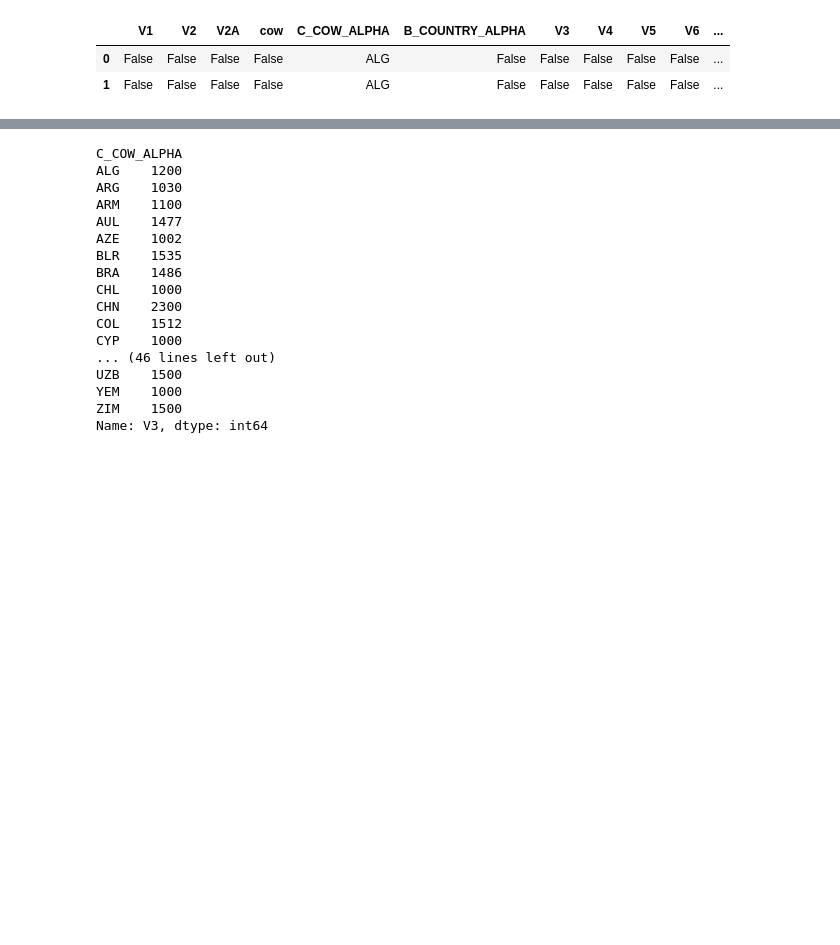
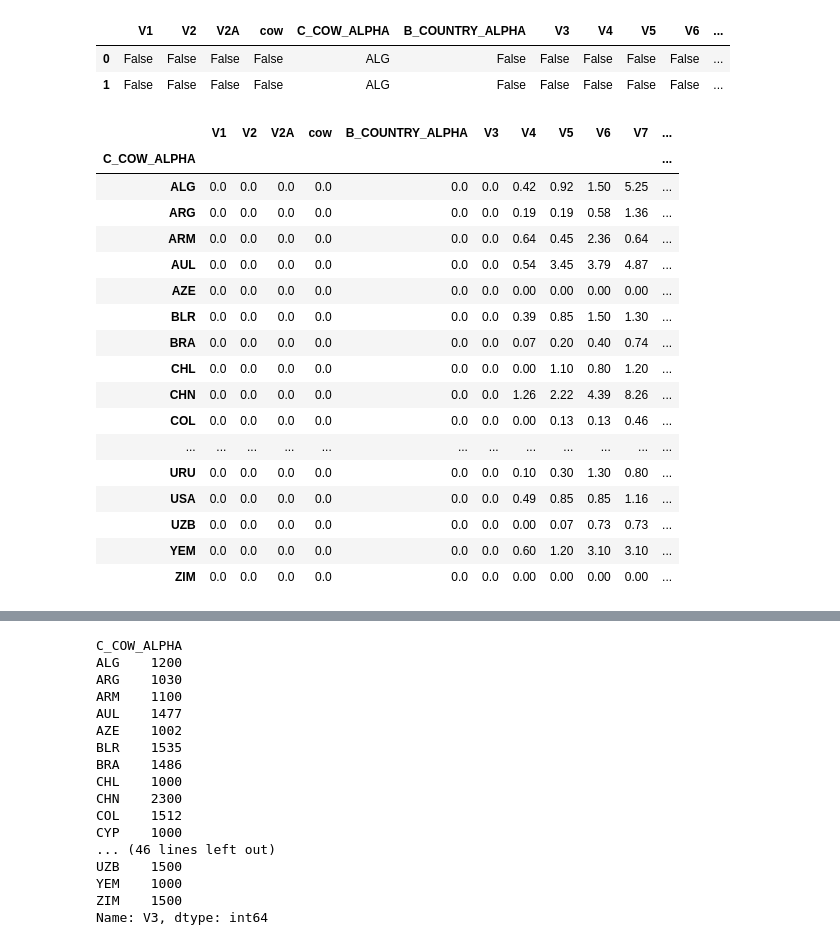
Before and after one commit to ocnrandolph/Evaluating_Happiness, a Jupyter notebook: notebooks/WVS_wave_6_data_cleaning.ipynb, the cells around one changed output, grey strips where cells are left out. Cells and saved outputs as stored; diff of their text form; code cells hidden in the pictures; blank space fills up the shorter version.

Commit message:
added more feature selection and engineering notes as I clean

```diff
--- a/notebooks/WVS_wave_6_data_cleaning.ipynb
+++ b/notebooks/WVS_wave_6_data_cleaning.ipynb
@@ -346,10 +345,9 @@ len(half_missing)
 # create a for loop to re-insert variables into the list that shouldn't be dropped (at this point)
 # original list: high_missings_list
 # new list
-vars_to_keep = ['V56_NZ', 'V74B', 'V125_00', 'V125_01', 'V125_02', 'V125_03', 'V125_04', 'V125_05', 'V125_06', 'V125_07', 'V125_08',
- 'V125_09', 'V125_10', 'V125_11', 'V125_12', 'V125_13', 'V125_14', 'V125_15', 'V207A', 'V215_01', 'V215_02', 'V215_03', 'V215_04',
- 'V215_05', 'V215_06', 'V215_07', 'V215_08', 'V215_10', 'V215_11', 'V215_12', 'V215_13', 'V215_14', 'V215_15', 'V215_16',
- 'V215_17', 'V215_18']
+vars_to_keep = ['V56_NZ', 'V74B', 'V207A', 'V215_01', 'V215_02', 'V215_03', 'V215_04', 'V215_05',
+                'V215_06', 'V215_07', 'V215_08', 'V215_10', 'V215_11', 'V215_12', 'V215_13', 'V215_14',
+                'V215_15', 'V215_16', 'V215_17', 'V215_18']
 
 vars_to_drop = []
 
@@ -627,5 +627,28 @@ cleaning_missing_pct.head(2)
 |  | V1 | V2 | V2A | cow | C_COW_ALPHA | B_COUNTRY_ALPHA | V3 | V4 | V5 | V6 | ... |
 | 0 | False | False | False | False | ALG | False | False | False | False | False | ... |
 | 1 | False | False | False | False | ALG | False | False | False | False | False | ... |
+# %%
+# solution: how many missings by country for each variable?
+missing_grpby_country = (cleaning_missing_pct.groupby('C_COW_ALPHA').mean()*100).round(decimals=2)
+missing_grpby_country
+# %% [output]
+|  | V1 | V2 | V2A | cow | B_COUNTRY_ALPHA | V3 | V4 | V5 | V6 | V7 | ... |
+| C_COW_ALPHA |  |  |  |  |  |  |  |  |  |  | ... |
+| ALG | 0.0 | 0.0 | 0.0 | 0.0 | 0.0 | 0.0 | 0.42 | 0.92 | 1.50 | 5.25 | ... |
+| ARG | 0.0 | 0.0 | 0.0 | 0.0 | 0.0 | 0.0 | 0.19 | 0.19 | 0.58 | 1.36 | ... |
+| ARM | 0.0 | 0.0 | 0.0 | 0.0 | 0.0 | 0.0 | 0.64 | 0.45 | 2.36 | 0.64 | ... |
+| AUL | 0.0 | 0.0 | 0.0 | 0.0 | 0.0 | 0.0 | 0.54 | 3.45 | 3.79 | 4.87 | ... |
+| AZE | 0.0 | 0.0 | 0.0 | 0.0 | 0.0 | 0.0 | 0.00 | 0.00 | 0.00 | 0.00 | ... |
+| BLR | 0.0 | 0.0 | 0.0 | 0.0 | 0.0 | 0.0 | 0.39 | 0.85 | 1.50 | 1.30 | ... |
+| BRA | 0.0 | 0.0 | 0.0 | 0.0 | 0.0 | 0.0 | 0.07 | 0.20 | 0.40 | 0.74 | ... |
+| CHL | 0.0 | 0.0 | 0.0 | 0.0 | 0.0 | 0.0 | 0.00 | 1.10 | 0.80 | 1.20 | ... |
+| CHN | 0.0 | 0.0 | 0.0 | 0.0 | 0.0 | 0.0 | 1.26 | 2.22 | 4.39 | 8.26 | ... |
+| COL | 0.0 | 0.0 | 0.0 | 0.0 | 0.0 | 0.0 | 0.00 | 0.13 | 0.13 | 0.46 | ... |
+| ... | ... | ... | ... | ... | ... | ... | ... | ... | ... | ... | ... |
+| URU | 0.0 | 0.0 | 0.0 | 0.0 | 0.0 | 0.0 | 0.10 | 0.30 | 1.30 | 0.80 | ... |
+| USA | 0.0 | 0.0 | 0.0 | 0.0 | 0.0 | 0.0 | 0.49 | 0.85 | 0.85 | 1.16 | ... |
+| UZB | 0.0 | 0.0 | 0.0 | 0.0 | 0.0 | 0.0 | 0.00 | 0.07 | 0.73 | 0.73 | ... |
+| YEM | 0.0 | 0.0 | 0.0 | 0.0 | 0.0 | 0.0 | 0.60 | 1.20 | 3.10 | 3.10 | ... |
+| ZIM | 0.0 | 0.0 | 0.0 | 0.0 | 0.0 | 0.0 | 0.00 | 0.00 | 0.00 | 0.00 | ... |
 # %%
 # what's the largest proportion of missing values for any given country for each variable?
```
Also changed, not shown: parts of 9 cells of this notebook.
